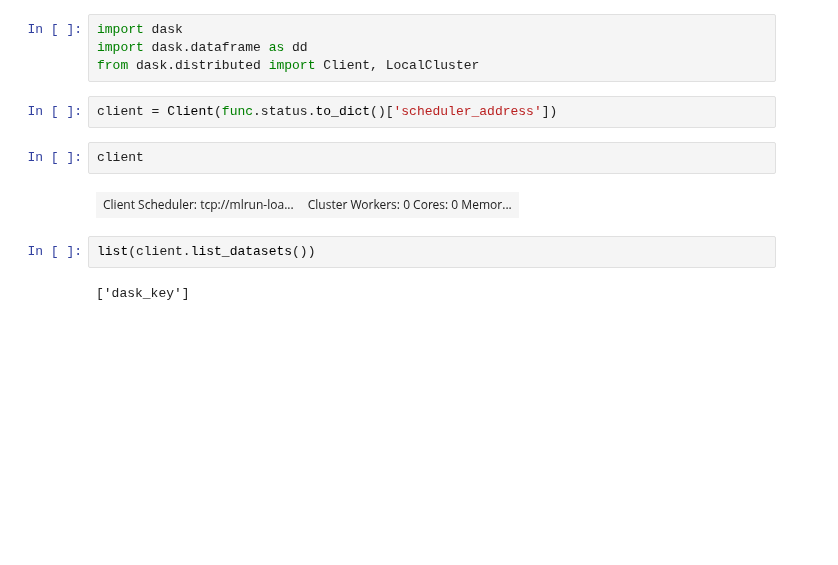
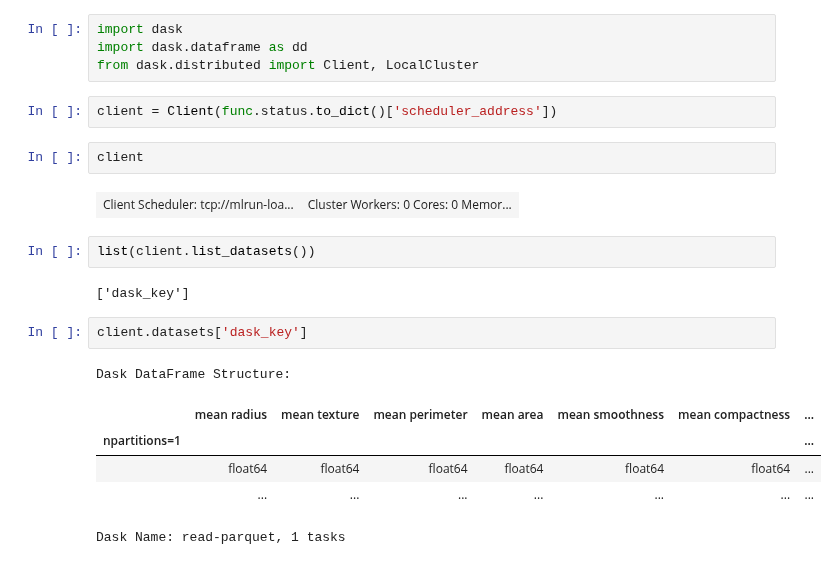
Before and after one commit to mlrun/functions, a Jupyter notebook: load_dask/load_dask.ipynb, the cells around one changed output. Cells and saved outputs as stored; diff of their text form; blank space fills up the shorter version.

Commit message:
describe_dask debugged

```diff
--- a/load_dask/load_dask.ipynb
+++ b/load_dask/load_dask.ipynb
@@ -163,3 +163,12 @@ client
 list(client.list_datasets())
 # %% [output]
 ['dask_key']
+# %%
+client.datasets['dask_key']
+# %% [output]
+Dask DataFrame Structure:
+|  | mean radius | mean texture | mean perimeter | mean area | mean smoothness | mean compactness | ... |
+| npartitions=1 |  |  |  |  |  |  | ... |
+|  | float64 | float64 | float64 | float64 | float64 | float64 | ... |
+|  | ... | ... | ... | ... | ... | ... | ... |
+Dask Name: read-parquet, 1 tasks
```
Also changed, not shown: parts of 5 cells of this notebook, 6 other files.
